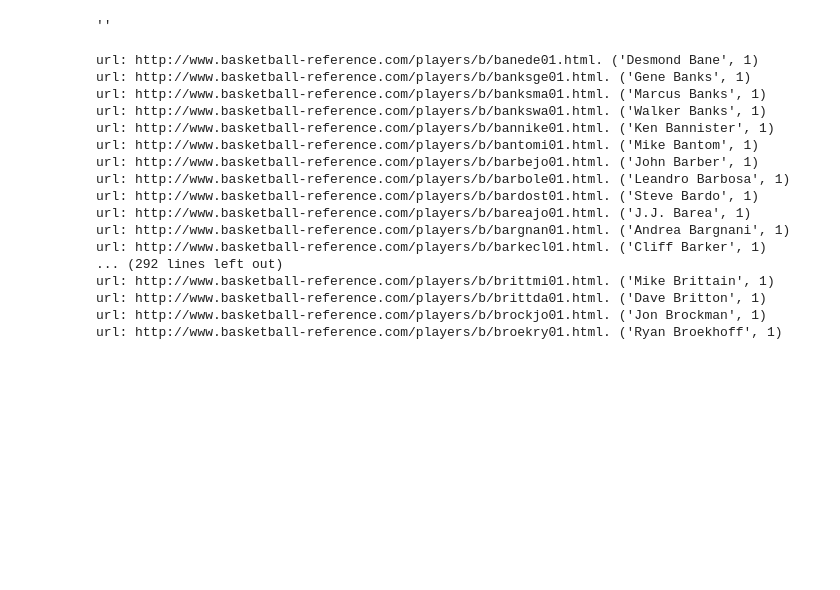
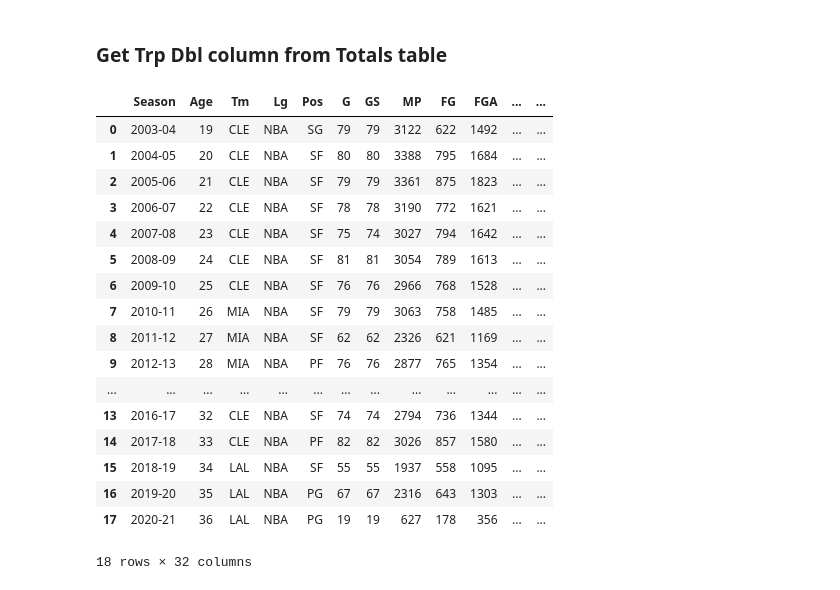
Before and after one commit to samhld/nba_stats, a Jupyter notebook: scratchpads/test.ipynb, the cells around one changed output. Saved outputs shown, nothing was run; the diff lists cells and outputs as text; code cells hidden in the pictures; blank space fills up the shorter version.

```diff
--- a/scratchpads/test.ipynb
+++ b/scratchpads/test.ipynb
@@ -41,28 +144,38 @@ player_df
+# %% [markdown]
+### Get Trp Dbl column from Totals table
+# %%
+# body = table.find("tbody")
+# rows = body.find_all("tr")
+# header = table.find("thead").find("tr")
+# header_cols = []
+# for head in header.find_all("th"):
+#     header_cols.append(head.text)
+# # header_cols
+
+# non_header_cols = [td['data-stat'] for td in rows[0].find_all("td")]
+# header_cols
+# # print(len(header_cols), len(non_header_cols))
+df_totals = get_data_master(totals_table, "player")
+df_totals
+# %% [output]
+|  | Season | Age | Tm | Lg | Pos | G | GS | MP | FG | FGA | ... | ... |
+| 0 | 2003-04 | 19 | CLE | NBA | SG | 79 | 79 | 3122 | 622 | 1492 | ... | ... |
+| 1 | 2004-05 | 20 | CLE | NBA | SF | 80 | 80 | 3388 | 795 | 1684 | ... | ... |
+| 2 | 2005-06 | 21 | CLE | NBA | SF | 79 | 79 | 3361 | 875 | 1823 | ... | ... |
+| 3 | 2006-07 | 22 | CLE | NBA | SF | 78 | 78 | 3190 | 772 | 1621 | ... | ... |
+| 4 | 2007-08 | 23 | CLE | NBA | SF | 75 | 74 | 3027 | 794 | 1642 | ... | ... |
+| 5 | 2008-09 | 24 | CLE | NBA | SF | 81 | 81 | 3054 | 789 | 1613 | ... | ... |
+| 6 | 2009-10 | 25 | CLE | NBA | SF | 76 | 76 | 2966 | 768 | 1528 | ... | ... |
+| 7 | 2010-11 | 26 | MIA | NBA | SF | 79 | 79 | 3063 | 758 | 1485 | ... | ... |
+| 8 | 2011-12 | 27 | MIA | NBA | SF | 62 | 62 | 2326 | 621 | 1169 | ... | ... |
+| 9 | 2012-13 | 28 | MIA | NBA | PF | 76 | 76 | 2877 | 765 | 1354 | ... | ... |
+| ... | ... | ... | ... | ... | ... | ... | ... | ... | ... | ... | ... | ... |
+| 13 | 2016-17 | 32 | CLE | NBA | SF | 74 | 74 | 2794 | 736 | 1344 | ... | ... |
+| 14 | 2017-18 | 33 | CLE | NBA | PF | 82 | 82 | 3026 | 857 | 1580 | ... | ... |
+| 15 | 2018-19 | 34 | LAL | NBA | SF | 55 | 55 | 1937 | 558 | 1095 | ... | ... |
+| 16 | 2019-20 | 35 | LAL | NBA | PG | 67 | 67 | 2316 | 643 | 1303 | ... | ... |
+| 17 | 2020-21 | 36 | LAL | NBA | PG | 19 | 19 | 627 | 178 | 356 | ... | ... |
+18 rows × 32 columns
 # %%
-url = "http://www.basketball-reference.com/players/c/cookqu01.html"
-# url = "https://www.basketball-reference.com/players/h/hardeja01.html"
-stat = "per_game"
-requests.get(url).text
+url = "https://www.basketball-reference.com/players/j/jamesle01.html"
+totals_table = get_player_tables(url, "totals")
-# %% [output]
-''
-# %%
-seg_prev = slice(201,509)
-mid_300ish = builders.create_all_player_stats_df(segment=seg_prev)
-# %% [output]
-url: http://www.basketball-reference.com/players/b/banede01.html. ('Desmond Bane', 1)
-url: http://www.basketball-reference.com/players/b/banksge01.html. ('Gene Banks', 1)
-url: http://www.basketball-reference.com/players/b/banksma01.html. ('Marcus Banks', 1)
-url: http://www.basketball-reference.com/players/b/bankswa01.html. ('Walker Banks', 1)
-url: http://www.basketball-reference.com/players/b/bannike01.html. ('Ken Bannister', 1)
-url: http://www.basketball-reference.com/players/b/bantomi01.html. ('Mike Bantom', 1)
-url: http://www.basketball-reference.com/players/b/barbejo01.html. ('John Barber', 1)
-url: http://www.basketball-reference.com/players/b/barbole01.html. ('Leandro Barbosa', 1)
-url: http://www.basketball-reference.com/players/b/bardost01.html. ('Steve Bardo', 1)
-url: http://www.basketball-reference.com/players/b/bareajo01.html. ('J.J. Barea', 1)
-url: http://www.basketball-reference.com/players/b/bargnan01.html. ('Andrea Bargnani', 1)
-url: http://www.basketball-reference.com/players/b/barkecl01.html. ('Cliff Barker', 1)
-... (292 lines left out)
-url: http://www.basketball-reference.com/players/b/brittmi01.html. ('Mike Brittain', 1)
-url: http://www.basketball-reference.com/players/b/brittda01.html. ('Dave Britton', 1)
-url: http://www.basketball-reference.com/players/b/brockjo01.html. ('Jon Brockman', 1)
-url: http://www.basketball-reference.com/players/b/broekry01.html. ('Ryan Broekhoff', 1)
```
Also changed, not shown: parts of 26 cells of this notebook, 3 other files.
